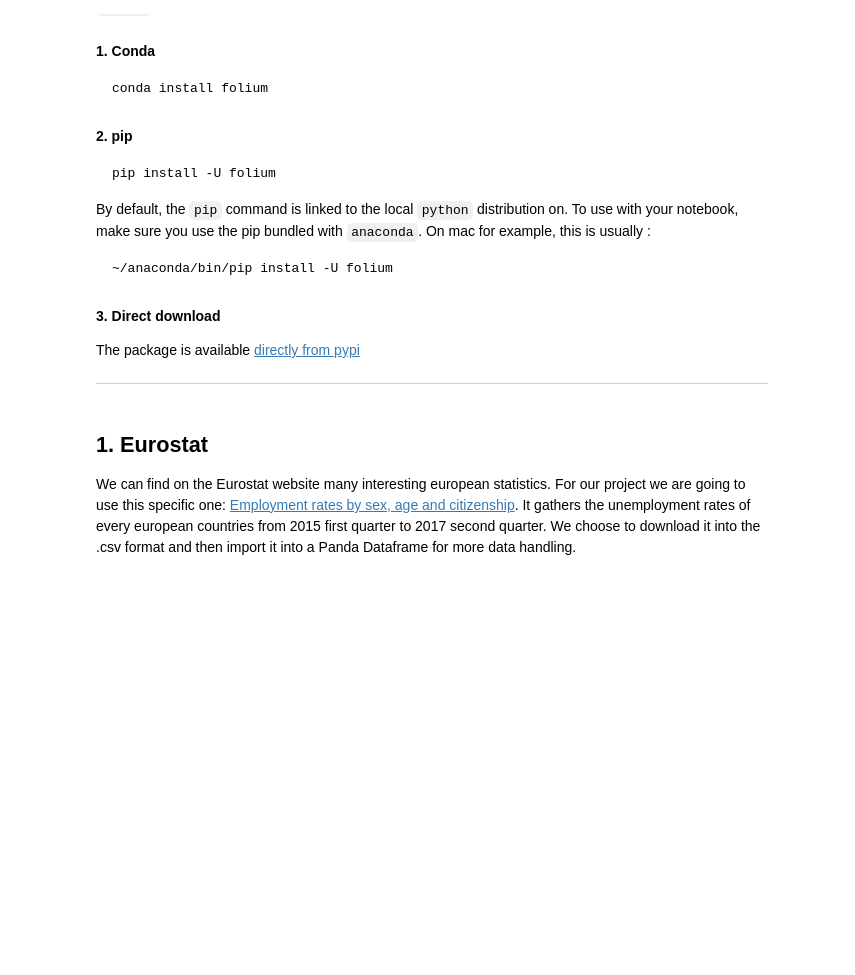
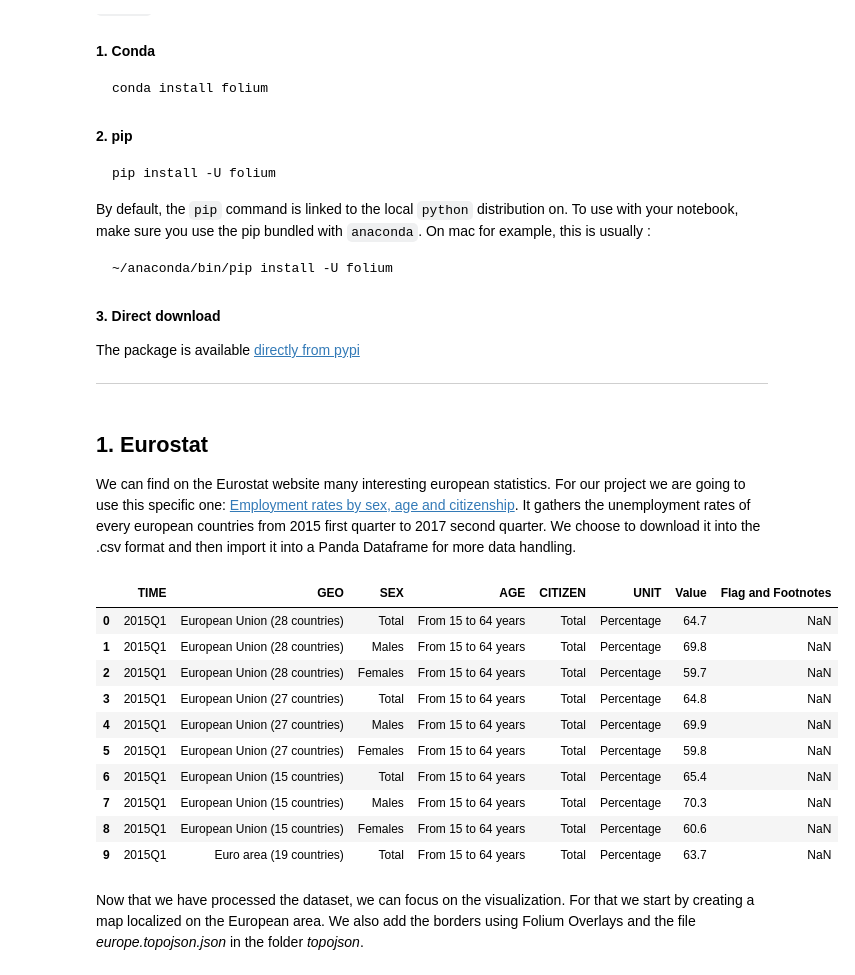
Before and after one commit to AdaTeamElec/ADA2017-Homeworks, a Jupyter notebook: 03 - Interactive Viz/Homework 3.ipynb, the cells around one changed output. Saved outputs shown, nothing was run; the diff lists cells and outputs as text; code cells hidden in the pictures; blank space fills up the shorter version.

```diff
--- a/03 - Interactive Viz/Homework 3.ipynb
+++ b/03 - Interactive Viz/Homework 3.ipynb
@@ -84,4 +84,16 @@ We can find on the Eurostat website many interesting european statistics. For ou
 We choose to download it into the .csv format and then import it into a Panda Dataframe for more data handling.
 # %%
 eurostat = pd.read_csv('data/eurostat.csv')
-eurostat.head(30)
+eurostat.head(10)
+# %% [output]
+|  | TIME | GEO | SEX | AGE | CITIZEN | UNIT | Value | Flag and Footnotes |
+| 0 | 2015Q1 | European Union (28 countries) | Total | From 15 to 64 years | Total | Percentage | 64.7 | NaN |
+| 1 | 2015Q1 | European Union (28 countries) | Males | From 15 to 64 years | Total | Percentage | 69.8 | NaN |
+| 2 | 2015Q1 | European Union (28 countries) | Females | From 15 to 64 years | Total | Percentage | 59.7 | NaN |
+| 3 | 2015Q1 | European Union (27 countries) | Total | From 15 to 64 years | Total | Percentage | 64.8 | NaN |
+| 4 | 2015Q1 | European Union (27 countries) | Males | From 15 to 64 years | Total | Percentage | 69.9 | NaN |
+| 5 | 2015Q1 | European Union (27 countries) | Females | From 15 to 64 years | Total | Percentage | 59.8 | NaN |
+| 6 | 2015Q1 | European Union (15 countries) | Total | From 15 to 64 years | Total | Percentage | 65.4 | NaN |
+| 7 | 2015Q1 | European Union (15 countries) | Males | From 15 to 64 years | Total | Percentage | 70.3 | NaN |
+| 8 | 2015Q1 | European Union (15 countries) | Females | From 15 to 64 years | Total | Percentage | 60.6 | NaN |
+| 9 | 2015Q1 | Euro area (19 countries) | Total | From 15 to 64 years | Total | Percentage | 63.7 | NaN |
@@ -87,0 +102,2 @@ eurostat.head(30)
+# %% [markdown]
+Now that we have processed the dataset, we can focus on the visualization. For that we start by creating a map localized on the European area. We also add the borders using Folium Overlays and the file *europe.topojson.json* in the folder *topojson*.
```
Also changed, not shown: parts of 6 cells of this notebook.
